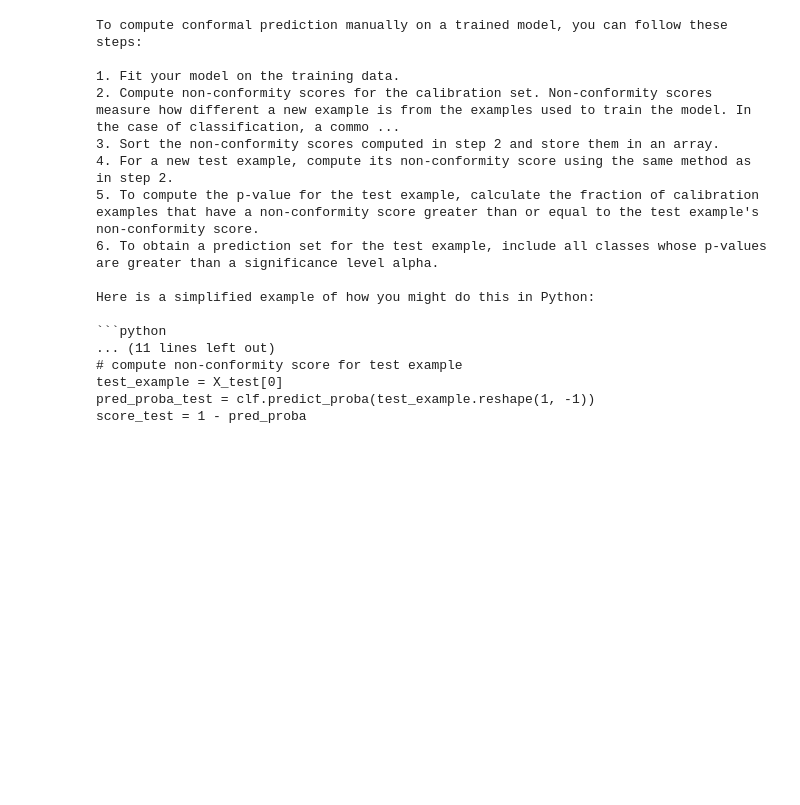
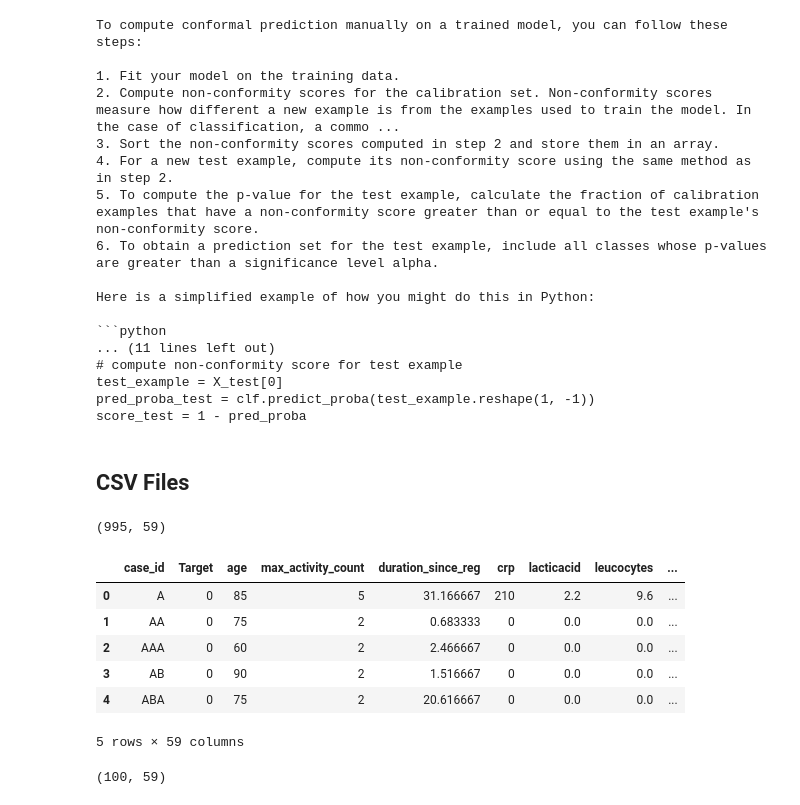
Before and after one commit to fas38/agentic-rag, a Jupyter notebook: multi_agentic_rag_code.ipynb, the cells around one changed output. Cells and saved outputs as stored; diff of their text form; code cells hidden in the pictures; blank space fills up the shorter version.

```diff
--- a/multi_agentic_rag_code.ipynb
+++ b/multi_agentic_rag_code.ipynb
@@ -400,3 +406,5 @@ Here is a simplified example of how you might do this in Python:
 test_example = X_test[0]
 pred_proba_test = clf.predict_proba(test_example.reshape(1, -1))
 score_test = 1 - pred_proba
+# %% [markdown]
+## CSV Files
@@ -402,0 +414,22 @@ score_test = 1 - pred_proba
+# %%
+df = pd.read_csv("./data_csv/Sepsis_Processed_IC.csv")
+df['diagnose'] = df['diagnose'].fillna("missing")
+
+# df = pd.read_csv("./data_wiki/WikiTableQuestions/csv/200-csv/42.csv")
+print(df.shape)
+display(df.head())
+# %% [output]
+(995, 59)
+|  | case_id | Target | age | max_activity_count | duration_since_reg | crp | lacticacid | leucocytes | ... |
+| 0 | A | 0 | 85 | 5 | 31.166667 | 210 | 2.2 | 9.6 | ... |
+| 1 | AA | 0 | 75 | 2 | 0.683333 | 0 | 0.0 | 0.0 | ... |
+| 2 | AAA | 0 | 60 | 2 | 2.466667 | 0 | 0.0 | 0.0 | ... |
+| 3 | AB | 0 | 90 | 2 | 1.516667 | 0 | 0.0 | 0.0 | ... |
+| 4 | ABA | 0 | 75 | 2 | 20.616667 | 0 | 0.0 | 0.0 | ... |
+5 rows × 59 columns
+# %%
+# keep only 0.20 of the data
+df = df.sample(frac=0.10, random_state=42)
+print(df.shape)
+# %% [output]
+(100, 59)
```
Also changed, not shown: parts of 9 cells of this notebook.
